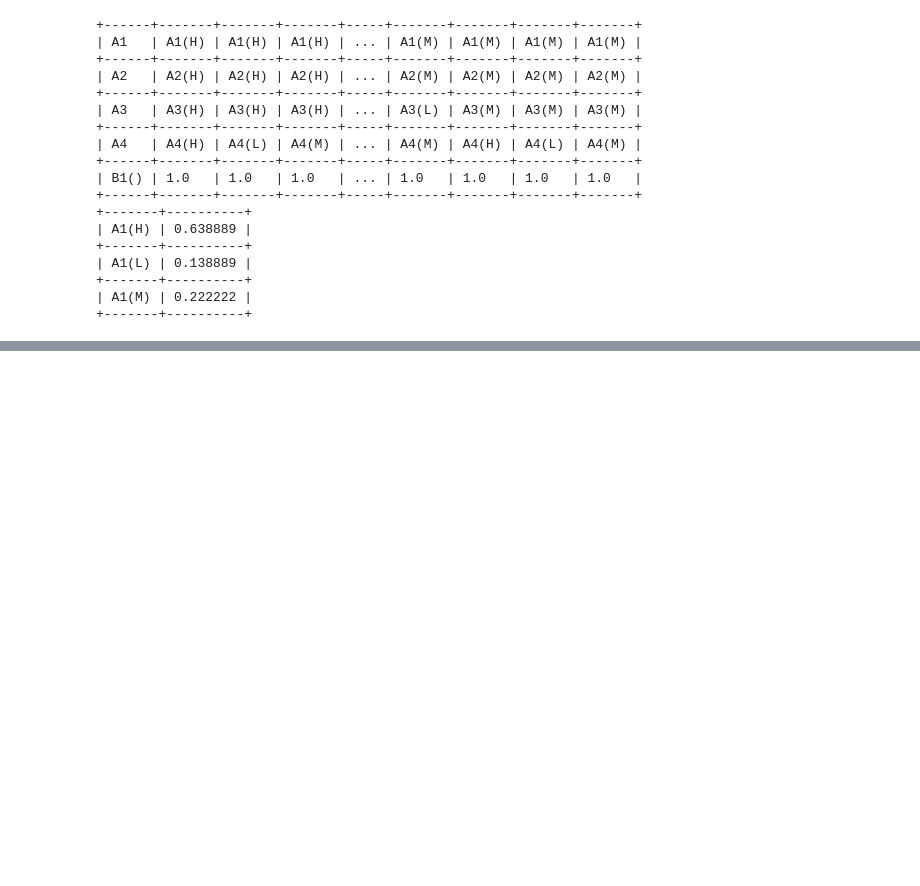
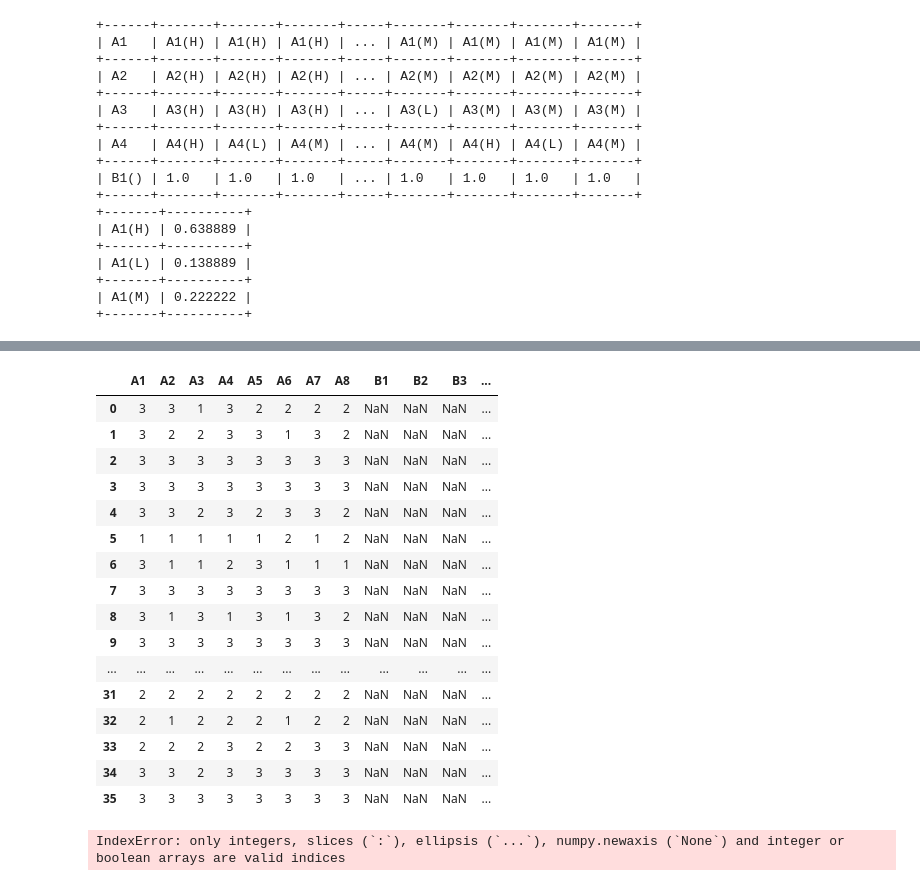
Before and after one commit to Zhou1317fe5/ml-projects, a Jupyter notebook: 贝叶斯危化品仓储风险分析/code/demo.ipynb, the cells around one changed output, grey strips where cells are left out. Saved outputs shown, nothing was run; the diff lists cells and outputs as text; code cells hidden in the pictures; blank space fills up the shorter version.

Commit message:
update model

```diff
--- a/贝叶斯危化品仓储风险分析/code/demo.ipynb
+++ b/贝叶斯危化品仓储风险分析/code/demo.ipynb
@@ -562,0 +764,52 @@ ValueError: Maximum Likelihood Estimator works only for models with all observed
+# %%
+# 定义模型
+
+from pgmpy.models import BayesianNetwork
+from pgmpy.estimators import MaximumLikelihoodEstimator, ExpectationMaximization
+from pgmpy.sampling import BayesianModelSampling
+from pgmpy.inference import VariableElimination
+import pandas as pd
+
+# Create the Bayesian network structure
+model = BayesianNetwork([
+    ('A1', 'B1'), ('A2', 'B1'), ('A3', 'B1'), ('A4', 'B1'), ('A5', 'B2'),
+    ('A6', 'B3'), ('A7', 'B4'), ('A8', 'B4'), ('B4', 'B2'), ('B1', 'B3'),
+    ('B2', 'B3'), ('B1', 'C'), ('B2', 'C'), ('B3', 'C'), ('B4', 'C')
+])
+
+# 构建完整数据
+complete_data = data.copy()
+complete_data['B1'] = np.nan
+complete_data['B2'] = np.nan
+complete_data['B3'] = np.nan
+complete_data['B4'] = np.nan
+complete_data['C'] = np.nan
+complete_data
+# %% [output]
+|  | A1 | A2 | A3 | A4 | A5 | A6 | A7 | A8 | B1 | B2 | B3 | ... |
+| 0 | 3 | 3 | 1 | 3 | 2 | 2 | 2 | 2 | NaN | NaN | NaN | ... |
+| 1 | 3 | 2 | 2 | 3 | 3 | 1 | 3 | 2 | NaN | NaN | NaN | ... |
+| 2 | 3 | 3 | 3 | 3 | 3 | 3 | 3 | 3 | NaN | NaN | NaN | ... |
+| 3 | 3 | 3 | 3 | 3 | 3 | 3 | 3 | 3 | NaN | NaN | NaN | ... |
+| 4 | 3 | 3 | 2 | 3 | 2 | 3 | 3 | 2 | NaN | NaN | NaN | ... |
+| 5 | 1 | 1 | 1 | 1 | 1 | 2 | 1 | 2 | NaN | NaN | NaN | ... |
+| 6 | 3 | 1 | 1 | 2 | 3 | 1 | 1 | 1 | NaN | NaN | NaN | ... |
+| 7 | 3 | 3 | 3 | 3 | 3 | 3 | 3 | 3 | NaN | NaN | NaN | ... |
+| 8 | 3 | 1 | 3 | 1 | 3 | 1 | 3 | 2 | NaN | NaN | NaN | ... |
+| 9 | 3 | 3 | 3 | 3 | 3 | 3 | 3 | 3 | NaN | NaN | NaN | ... |
+| ... | ... | ... | ... | ... | ... | ... | ... | ... | ... | ... | ... | ... |
+| 31 | 2 | 2 | 2 | 2 | 2 | 2 | 2 | 2 | NaN | NaN | NaN | ... |
+| 32 | 2 | 1 | 2 | 2 | 2 | 1 | 2 | 2 | NaN | NaN | NaN | ... |
+| 33 | 2 | 2 | 2 | 3 | 2 | 2 | 3 | 3 | NaN | NaN | NaN | ... |
+| 34 | 3 | 3 | 2 | 3 | 3 | 3 | 3 | 3 | NaN | NaN | NaN | ... |
+| 35 | 3 | 3 | 3 | 3 | 3 | 3 | 3 | 3 | NaN | NaN | NaN | ... |
+# %%
+
+model.fit(complete_data,estimator = ExpectationMaximization)
+
+# 之后可以查看学习到的参数
+for cpd in model.get_cpds():
+    print("CPD of {variable}:".format(variable=cpd.variable))
+    print(cpd)
+# %% [output]
+IndexError: only integers, slices (`:`), ellipsis (`...`), numpy.newaxis (`None`) and integer or boolean arrays are valid indices
```
Also changed, not shown: parts of 25 cells of this notebook.
